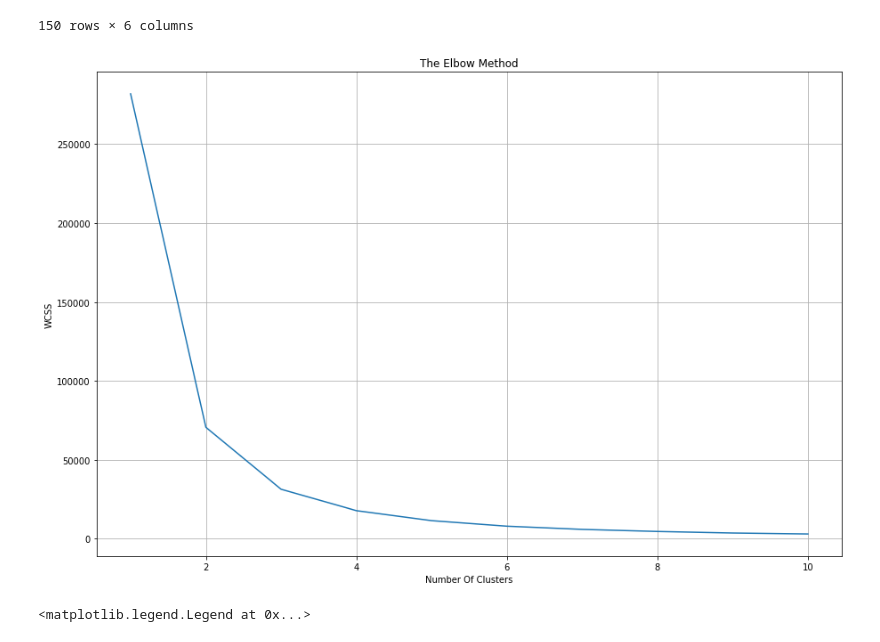
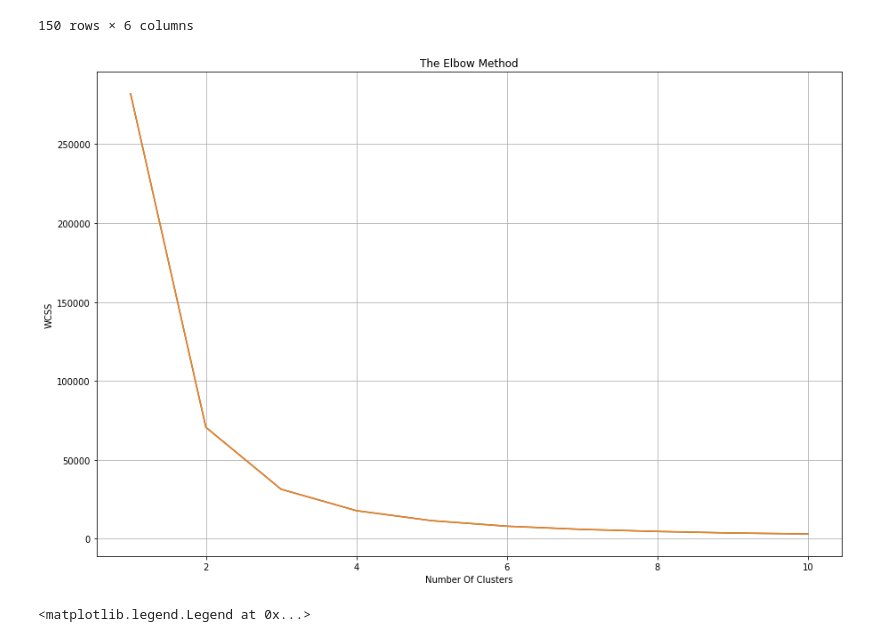
Before and after one commit to SyedHuzaifa007/The-Sparks-Foundation-Task-2, a Jupyter notebook: Iris_Prediction_Unsupervised_ML.ipynb, the cells around one changed output. Cells and saved outputs as stored; diff of their text form; code cells hidden in the pictures.

```diff
--- a/Iris_Prediction_Unsupervised_ML.ipynb
+++ b/Iris_Prediction_Unsupervised_ML.ipynb
@@ -43,16 +43,17 @@ for i in range(1, 11):
 # %%
 plt.figure(figsize=(15, 10))
 # PLotting The Results On A Line Graph To Observe Elbow
 plt.plot(range(1, 11), wcss)
 plt.title('The Elbow Method')
 plt.xlabel('Number Of Clusters')
 
 # Sum of Squares Within Clusters
+plt.plot(range(1, 11), wcss)
 plt.ylabel('WCSS')
 plt.grid()
 plt.show()
 # %% [output]
-[figure, old version]
+[figure, new version]
 # %%
 # Applying K-Means Algorithm And Creating K-Means Classifier
 kmeans = KMeans(n_clusters = 3, init = 'k-means++',  max_iter = 300, n_init = 10, random_state = 0)
```
